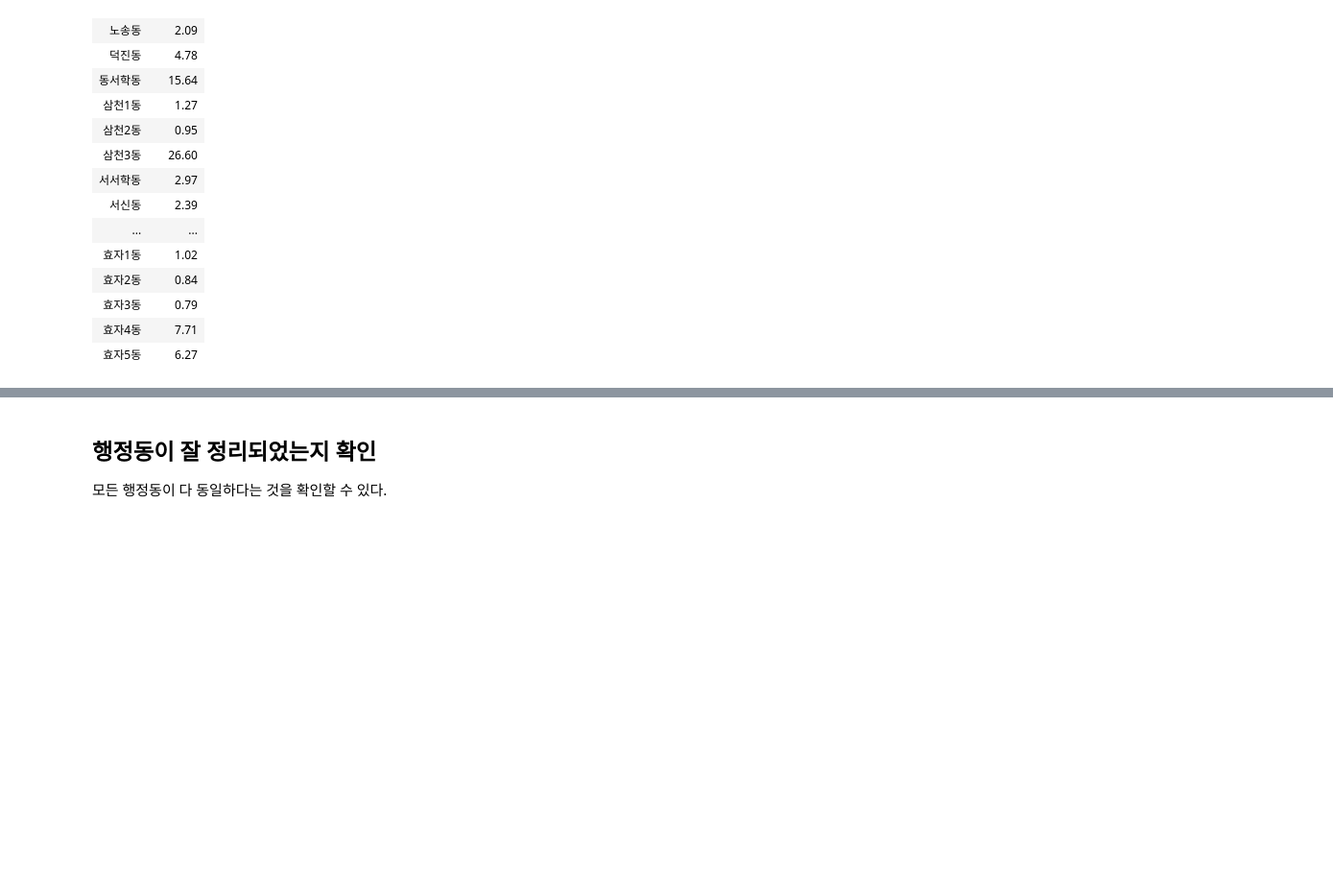
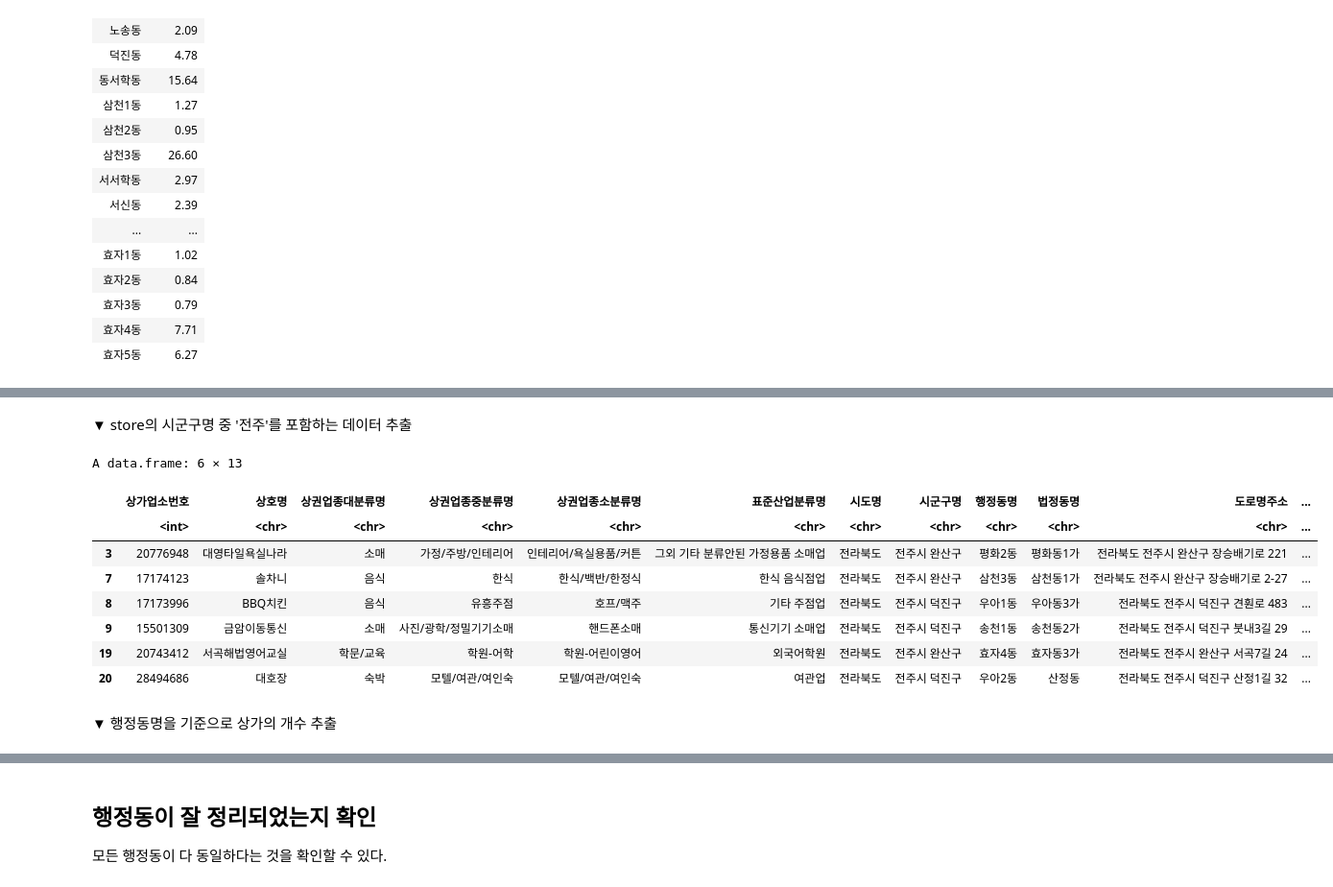
Before and after one commit to ycw0363/jeonju, a Jupyter notebook: 데이터 정리.ipynb, the cells around one changed output, grey strips where cells are left out. Shown: that part at 96% size. Cells and saved outputs as stored; diff of their text form; code cells hidden in the pictures; blank space fills up the shorter version.

```diff
--- a/데이터 정리.ipynb
+++ b/데이터 정리.ipynb
@@ -841,0 +912,17 @@ A data.frame: 35 × 2
+# %% [markdown]
+▼ store의 시군구명 중 '전주'를 포함하는 데이터 추출
+# %%
+store <- store[grep("전주", store$시군구명), ]
+head(store)
+# %% [output]
+A data.frame: 6 × 13
+|  | 상가업소번호 | 상호명 | 상권업종대분류명 | 상권업종중분류명 | 상권업종소분류명 | 표준산업분류명 | 시도명 | 시군구명 | 행정동명 | 법정동명 | 도로명주소 | ... |
+|  | <int> | <chr> | <chr> | <chr> | <chr> | <chr> | <chr> | <chr> | <chr> | <chr> | <chr> | ... |
+| 3 | 20776948 | 대영타일욕실나라 | 소매 | 가정/주방/인테리어 | 인테리어/욕실용품/커튼 | 그외 기타 분류안된 가정용품 소매업 | 전라북도 | 전주시 완산구 | 평화2동 | 평화동1가 | 전라북도 전주시 완산구 장승배기로 221 | ... |
+| 7 | 17174123 | 솔차니 | 음식 | 한식 | 한식/백반/한정식 | 한식 음식점업 | 전라북도 | 전주시 완산구 | 삼천3동 | 삼천동1가 | 전라북도 전주시 완산구 장승배기로 2-27 | ... |
+| 8 | 17173996 | BBQ치킨 | 음식 | 유흥주점 | 호프/맥주 | 기타 주점업 | 전라북도 | 전주시 덕진구 | 우아1동 | 우아동3가 | 전라북도 전주시 덕진구 견훤로 483 | ... |
+| 9 | 15501309 | 금암이동통신 | 소매 | 사진/광학/정밀기기소매 | 핸드폰소매 | 통신기기 소매업 | 전라북도 | 전주시 덕진구 | 송천1동 | 송천동2가 | 전라북도 전주시 덕진구 붓내3길 29 | ... |
+| 19 | 20743412 | 서곡해법영어교실 | 학문/교육 | 학원-어학 | 학원-어린이영어 | 외국어학원 | 전라북도 | 전주시 완산구 | 효자4동 | 효자동3가 | 전라북도 전주시 완산구 서곡7길 24 | ... |
+| 20 | 28494686 | 대호장 | 숙박 | 모텔/여관/여인숙 | 모텔/여관/여인숙 | 여관업 | 전라북도 | 전주시 덕진구 | 우아2동 | 산정동 | 전라북도 전주시 덕진구 산정1길 32 | ... |
+# %% [markdown]
+▼ 행정동명을 기준으로 상가의 개수 추출
```
Also changed, not shown: parts of 20 cells of this notebook.
